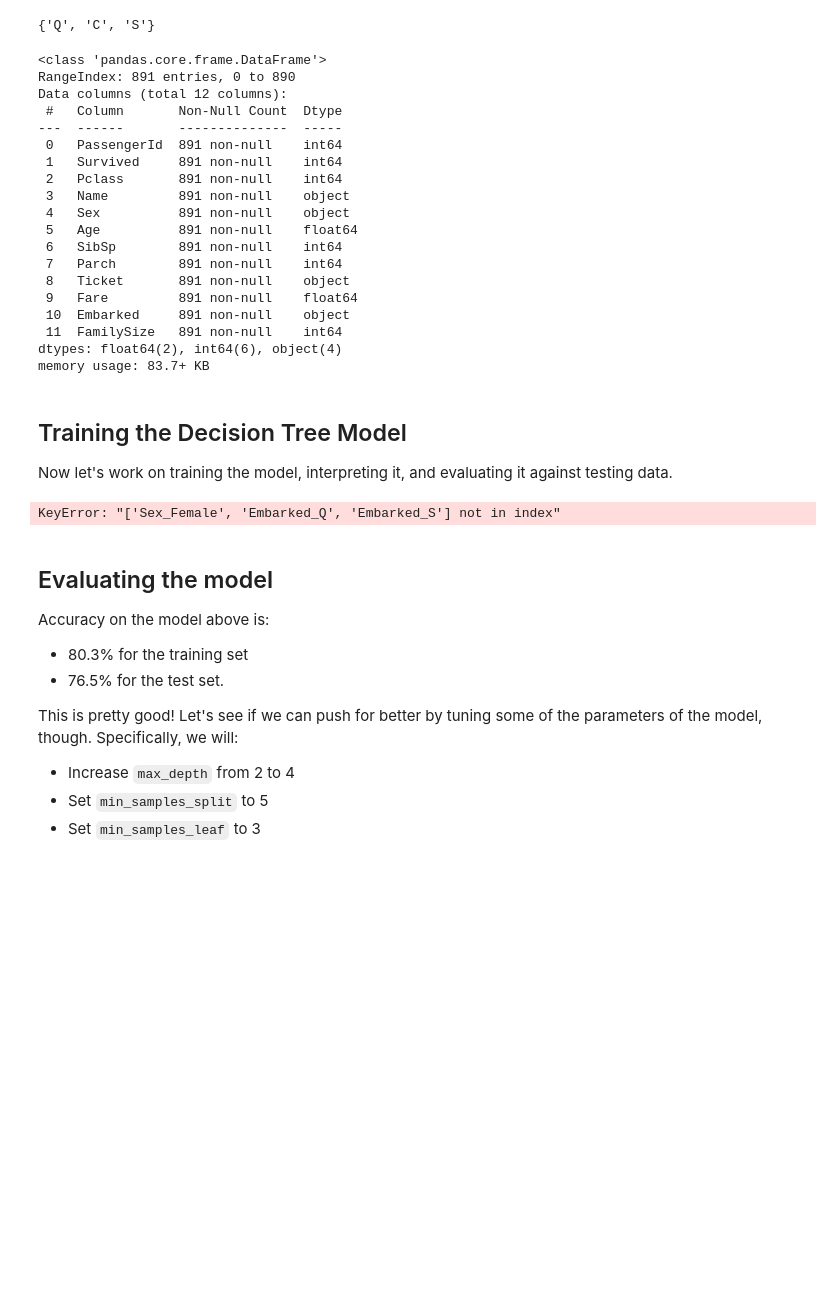
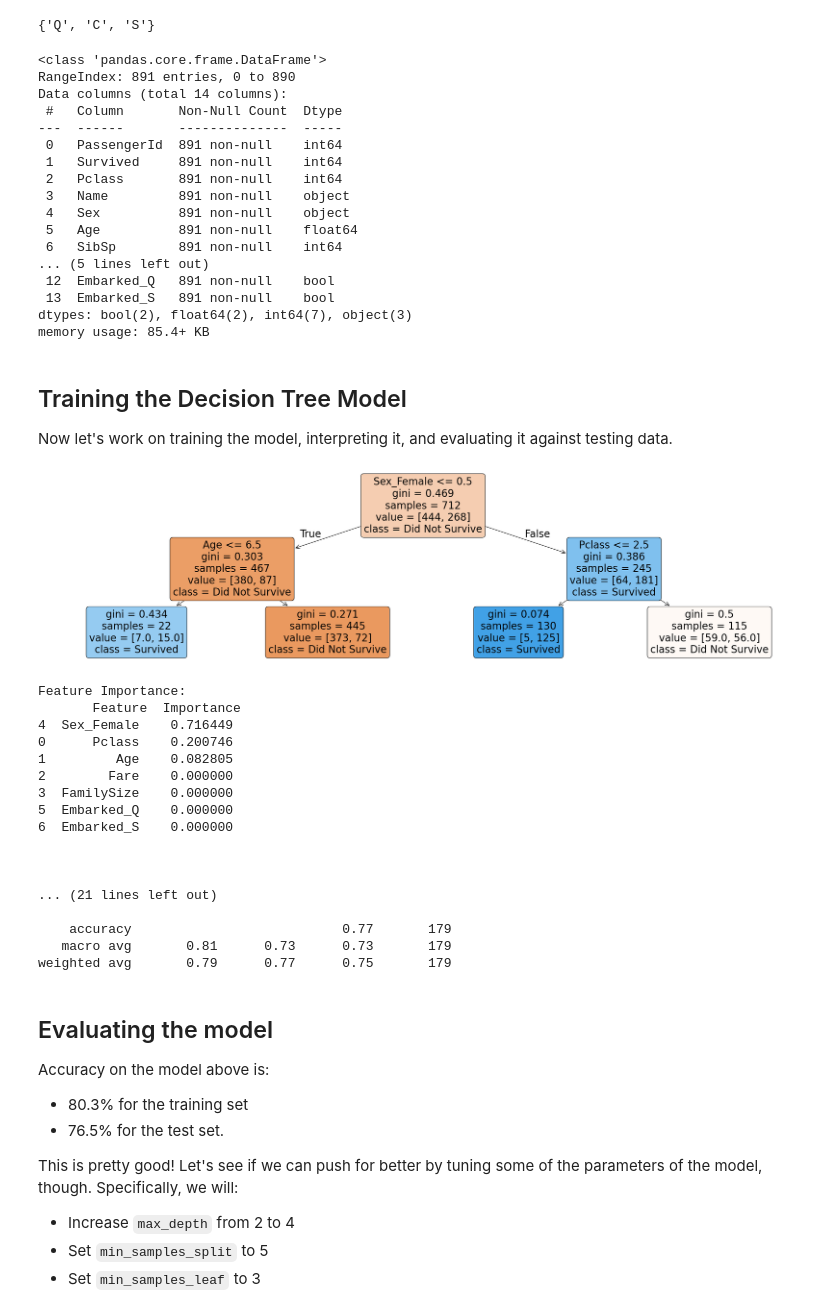
Before and after one commit to AbbyHoyt/KWK-Goldman-Sachs-ML-Titanic-Survival-Data-Decision-Trees-Random-Forests-and-K-Nearest-Neighbors, a Jupyter notebook: Abby_Hoyt_Titanic_Survival_Data_Decision_Trees,_Random_Forests,_and_K_Nearest_Neighbors.ipynb, the cells around one changed output. Cells and saved outputs as stored; diff of their text form; code cells hidden in the pictures; blank space fills up the shorter version.

Commit message:
Trained decision tree model.

```diff
--- a/Abby_Hoyt_Titanic_Survival_Data_Decision_Trees,_Random_Forests,_and_K_Nearest_Neighbors.ipynb
+++ b/Abby_Hoyt_Titanic_Survival_Data_Decision_Trees,_Random_Forests,_and_K_Nearest_Neighbors.ipynb
@@ -99,6 +99,7 @@ print(set(df["Sex"].values))
 # 0 for male, 1 for female
 
 # TODO: create the above-described column, named `Sex_Female`
+df['Sex_Female'] = df['Sex'].map({'male': 0, 'female': 1})
 
 df.info()
 # %% [output]
@@ -133,12 +135,13 @@ print(set(df["Embarked"].values))
 # Step two: create the new columns using `get_dummies`
 
 # TODO: Get one hot encoding of column 'Embarked' and add to the existing df
+df = pd.get_dummies(df, columns = ["Embarked"], drop_first = True)
 
 df.info()
 # %% [output]
 <class 'pandas.core.frame.DataFrame'>
 RangeIndex: 891 entries, 0 to 890
-Data columns (total 12 columns):
+Data columns (total 14 columns):
  #   Column       Non-Null Count  Dtype
 ---  ------       --------------  -----
  0   PassengerId  891 non-null    int64
@@ -148,13 +151,11 @@ Data columns (total 12 columns):
  4   Sex          891 non-null    object
  5   Age          891 non-null    float64
  6   SibSp        891 non-null    int64
- 7   Parch        891 non-null    int64
- 8   Ticket       891 non-null    object
- 9   Fare         891 non-null    float64
- 10  Embarked     891 non-null    object
- 11  FamilySize   891 non-null    int64
-dtypes: float64(2), int64(6), object(4)
-memory usage: 83.7+ KB
+... (5 lines left out)
+ 12  Embarked_Q   891 non-null    bool
+ 13  Embarked_S   891 non-null    bool
+dtypes: bool(2), float64(2), int64(7), object(3)
+memory usage: 85.4+ KB
 # %% [markdown]
 ## Training the Decision Tree Model
 Now let's work on training the model, interpreting it, and evaluating it against testing data.
@@ -173,35 +174,67 @@ X_train, X_test, y_train, y_test = train_test_split(
     X, y, test_size=0.2, random_state=42
 )
 
 # Step three: Train the decision tree
 ## TODO: step 3 as described.
+model = DecisionTreeClassifier(
+    criterion = "gini",
+    max_depth = 2,
+    random_state = 42
+)
+model.fit(X_train, y_train)
 
 # Step five: Visualize the tree
 ## TODO: step 5 as described.
+plt.figure(figsize = (32, 8))
+plot_tree(
+    model,
+    feature_names = X.columns,
+    class_names = ["Did Not Survive", "Survived"],
+    filled = True,
+    rounded = True
+)
+plt.show()
 
-# Step six: List Ffature importance
+# Step six: List Feature importance
 feature_importance = pd.DataFrame({
     "Feature": X.columns,
     "Importance": model.feature_importances_
 }).sort_values(by="Importance", ascending=False)
 
 print("\nFeature Importance:\n", feature_importance)
 
 print("\n\n")
 
 # Step seven: Evaluate on the training set
 print("ACCURACY FOR THE TRAINING SET")
 y_pred_train = model.predict(X_train)
 print("Accuracy:", accuracy_score(y_train, y_pred_train))
 print("\nClassification Report:\n", classification_report(y_train, y_pred_train))
 
 # Step seven: Evaluate on the test set
 print("ACCURACY FOR THE TEST SET")
 y_pred_test = model.predict(X_test)
 print("Accuracy:", accuracy_score(y_test, y_pred_test))
 print("\nClassification Report:\n", classification_report(y_test, y_pred_test))
 # %% [output]
+[figure, added]
-KeyError: "['Sex_Female', 'Embarked_Q', 'Embarked_S'] not in index"
+Feature Importance:
+       Feature  Importance
+4  Sex_Female    0.716449
+0      Pclass    0.200746
+1         Age    0.082805
+2        Fare    0.000000
+3  FamilySize    0.000000
+5  Embarked_Q    0.000000
+6  Embarked_S    0.000000
+
+
+
+... (21 lines left out)
+
+    accuracy                           0.77       179
+   macro avg       0.81      0.73      0.73       179
+weighted avg       0.79      0.77      0.75       179
 # %% [markdown]
 ## Evaluating the model
 Accuracy on the model above is:
```
Also changed, not shown: parts of 2 cells of this notebook.
